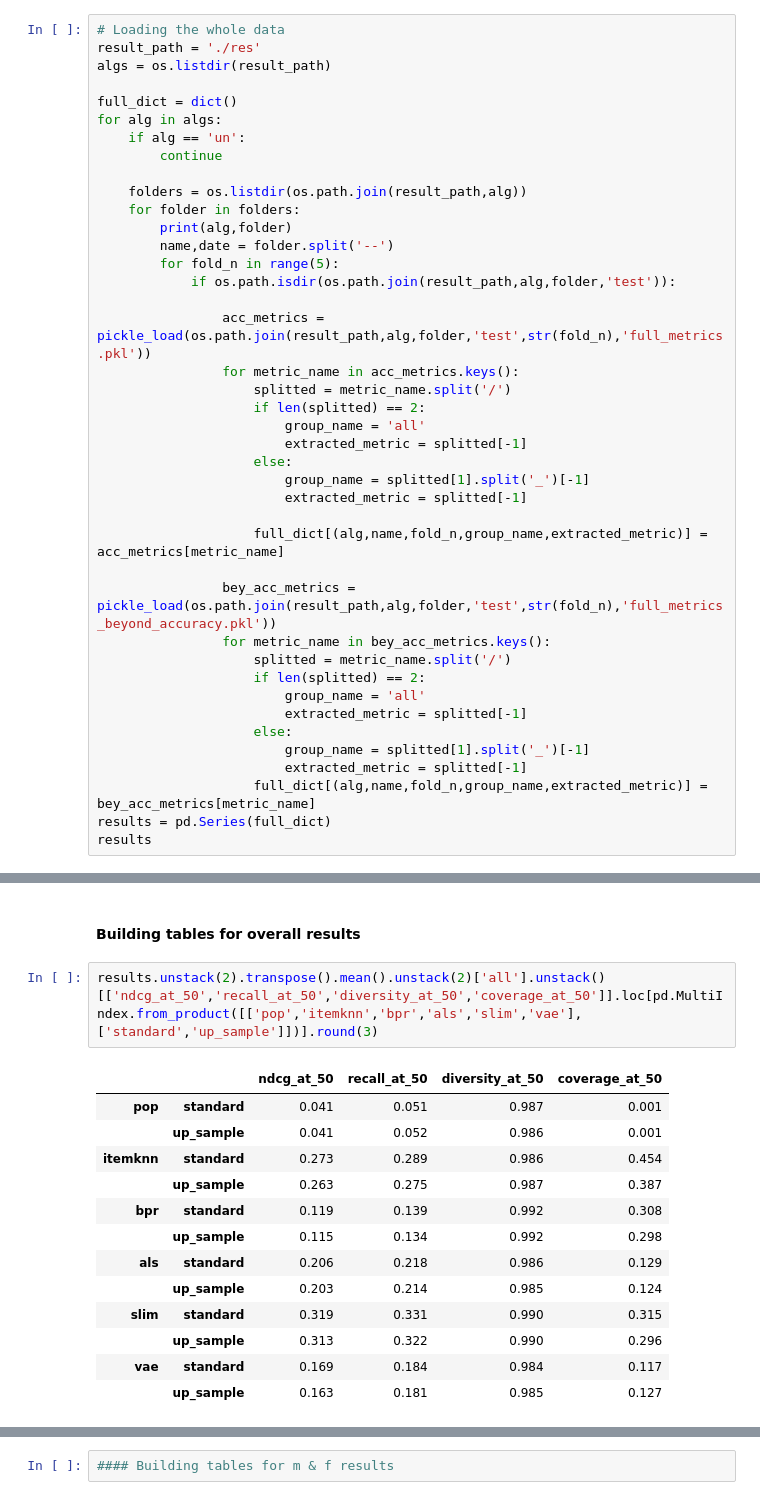
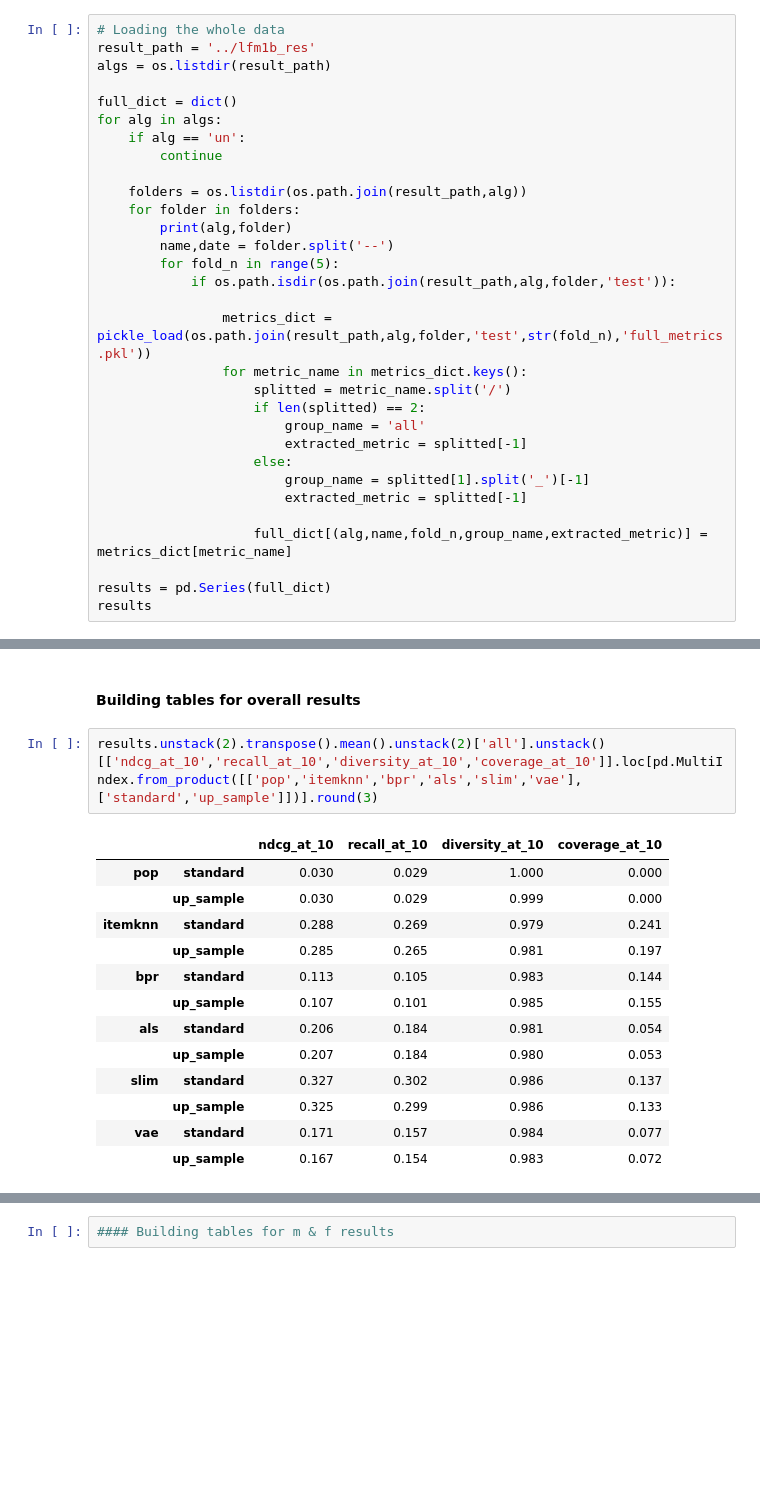
Before and after one commit to CPJKU/recommendation_systems_fairness, a Jupyter notebook: notebooks/results.ipynb, the cells around one changed output, grey strips where cells are left out. Saved outputs shown, nothing was run; the diff lists cells and outputs as text; blank space fills up the shorter version.

```diff
--- a/notebooks/results.ipynb
+++ b/notebooks/results.ipynb
@@ -9,7 +11,7 @@ from conf import DATA_PATH, DEMO_PATH, OUT_DIR, DEMO_TRAITS,DOWN_DATA_PATH,DOWN_
 import numpy as np
 # %%
 # Loading the whole data
-result_path = './res'
+result_path = '../lfm1b_res'
 algs = os.listdir(result_path)
 
 full_dict = dict()
@@ -24,8 +26,8 @@ for alg in algs:
         for fold_n in range(5):
             if os.path.isdir(os.path.join(result_path,alg,folder,'test')):
 
-                acc_metrics = pickle_load(os.path.join(result_path,alg,folder,'test',str(fold_n),'full_metrics.pkl'))
-                for metric_name in acc_metrics.keys():
+                metrics_dict = pickle_load(os.path.join(result_path,alg,folder,'test',str(fold_n),'full_metrics.pkl'))
+                for metric_name in metrics_dict.keys():
                     splitted = metric_name.split('/')
                     if len(splitted) == 2:
                         group_name = 'all'
@@ -34,18 +36,8 @@ for alg in algs:
                         group_name = splitted[1].split('_')[-1]
                         extracted_metric = splitted[-1]
 
-                    full_dict[(alg,name,fold_n,group_name,extracted_metric)] = acc_metrics[metric_name]
+                    full_dict[(alg,name,fold_n,group_name,extracted_metric)] = metrics_dict[metric_name]
 
-                bey_acc_metrics = pickle_load(os.path.join(result_path,alg,folder,'test',str(fold_n),'full_metrics_beyond_accuracy.pkl'))
-                for metric_name in bey_acc_metrics.keys():
-                    splitted = metric_name.split('/')
-                    if len(splitted) == 2:
-                        group_name = 'all'
-                        extracted_metric = splitted[-1]
-                    else:
-                        group_name = splitted[1].split('_')[-1]
-                        extracted_metric = splitted[-1]
-                    full_dict[(alg,name,fold_n,group_name,extracted_metric)] = bey_acc_metrics[metric_name]
 results = pd.Series(full_dict)
 results
 # %% [output]
@@ -152,21 +134,21 @@ all_means
 # %% [markdown]
 #### Building tables for overall results
 # %%
-results.unstack(2).transpose().mean().unstack(2)['all'].unstack()[['ndcg_at_50','recall_at_50','diversity_at_50','coverage_at_50']].loc[pd.MultiIndex.from_product([['pop','itemknn','bpr','als','slim','vae'],['standard','up_sample']])].round(3)
+results.unstack(2).transpose().mean().unstack(2)['all'].unstack()[['ndcg_at_10','recall_at_10','diversity_at_10','coverage_at_10']].loc[pd.MultiIndex.from_product([['pop','itemknn','bpr','als','slim','vae'],['standard','up_sample']])].round(3)
 # %% [output]
-|  |  | ndcg_at_50 | recall_at_50 | diversity_at_50 | coverage_at_50 |
-| pop | standard | 0.041 | 0.051 | 0.987 | 0.001 |
-|  | up_sample | 0.041 | 0.052 | 0.986 | 0.001 |
-| itemknn | standard | 0.273 | 0.289 | 0.986 | 0.454 |
-|  | up_sample | 0.263 | 0.275 | 0.987 | 0.387 |
-| bpr | standard | 0.119 | 0.139 | 0.992 | 0.308 |
-|  | up_sample | 0.115 | 0.134 | 0.992 | 0.298 |
-| als | standard | 0.206 | 0.218 | 0.986 | 0.129 |
-|  | up_sample | 0.203 | 0.214 | 0.985 | 0.124 |
-| slim | standard | 0.319 | 0.331 | 0.990 | 0.315 |
-|  | up_sample | 0.313 | 0.322 | 0.990 | 0.296 |
-| vae | standard | 0.169 | 0.184 | 0.984 | 0.117 |
-|  | up_sample | 0.163 | 0.181 | 0.985 | 0.127 |
+|  |  | ndcg_at_10 | recall_at_10 | diversity_at_10 | coverage_at_10 |
+| pop | standard | 0.030 | 0.029 | 1.000 | 0.000 |
+|  | up_sample | 0.030 | 0.029 | 0.999 | 0.000 |
+| itemknn | standard | 0.288 | 0.269 | 0.979 | 0.241 |
+|  | up_sample | 0.285 | 0.265 | 0.981 | 0.197 |
+| bpr | standard | 0.113 | 0.105 | 0.983 | 0.144 |
+|  | up_sample | 0.107 | 0.101 | 0.985 | 0.155 |
+| als | standard | 0.206 | 0.184 | 0.981 | 0.054 |
+|  | up_sample | 0.207 | 0.184 | 0.980 | 0.053 |
+| slim | standard | 0.327 | 0.302 | 0.986 | 0.137 |
+|  | up_sample | 0.325 | 0.299 | 0.986 | 0.133 |
+| vae | standard | 0.171 | 0.157 | 0.984 | 0.077 |
+|  | up_sample | 0.167 | 0.154 | 0.983 | 0.072 |
 # %%
 results.unstack(2).transpose().mean().unstack(2)['all'].unstack()[['ndcg_at_50','recall_at_50','diversity_at_50','coverage_at_50']].loc[pd.MultiIndex.from_product([['pop','itemknn','bpr','als','slim','vae'],['down_sample']])].round(3)
 # %% [output]
```
Also changed, not shown: parts of 9 cells of this notebook.
